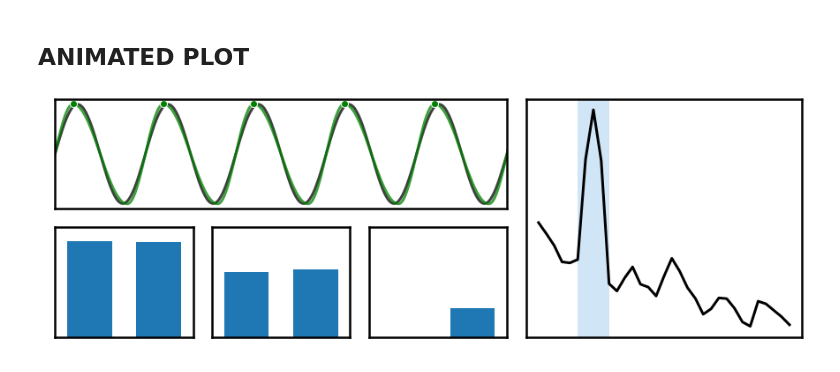
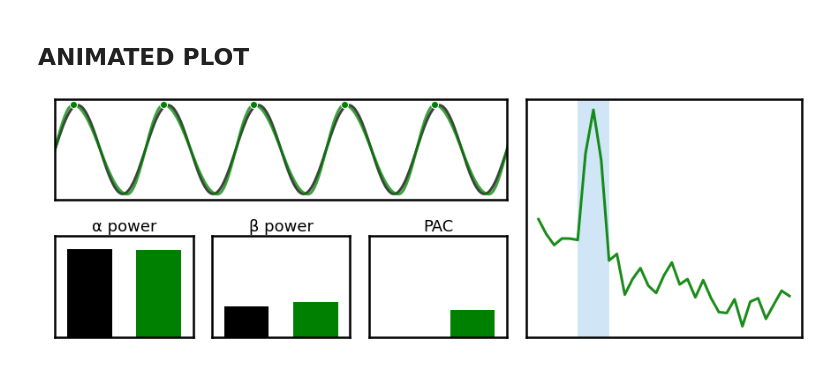
Before and after one commit to OscillationMethods/Visualizers, a Jupyter notebook: f5.ipynb, the cells around one changed output. Cells and saved outputs as stored; diff of their text form; code cells hidden in the pictures.

```diff
--- a/f5.ipynb
+++ b/f5.ipynb
@@ -51,3 +55,11 @@ psd_range = [3, 35]
+# %%
+# Create the set of rdsym values to sweep across
+mid, low, high = 0.5, 0.1, 0.9
+step = 0.1
+rdsyms = sweep_values(mid, low, high, step)
+# %%
+# Set whether to save out
+SAVE = False
 # %% [markdown]
 ## DEFINE AXES
 # %%
@@ -157,18 +177,19 @@ def build_all(rdsyms, sleep=0.5, save=False):
         fig, ax1, ax2, ax3, ax4, ax5 = make_axes()
 
         plot_timeseries([filted, osc], colors=['black', 'green'],
-                        alpha=0.75, xlim=[1000, 1500], ax=ax1)
+                        alpha=0.75, xlim=[1000, 1500], ylim=[-1.6, 1.6], ax=ax1)
 
         ax1.plot(df.sample_peak, df.volt_peak, ".",
                  color='green', markersize=16, markeredgecolor='white')
 
-        plot_bar(alpha_sine, alpha,
-                 ylim=[0, get_max_lim(alphas)], ax=ax2)
-        plot_bar(beta_sine, beta,
-                 ylim=[0, get_max_lim(betas)], ax=ax3)
-        plot_bar(pac_sine, pac, ylim=[0, get_max_lim(pacs)], ax=ax4)
-        plot_spectra(freqs, powers, colors='black',
+        plot_bar(alpha_sine, alpha, title='α power',
+                 color=colors, ylim=[0.0, get_max_lim(alphas)], ax=ax2)
+        plot_bar(beta_sine, beta, title='β power',
+                 color=colors, ylim=[0.25, get_max_lim(betas)], ax=ax3)
+        plot_bar(pac_sine, pac, title='PAC',
+                 color=colors, ylim=[0., get_max_lim(pacs)], ax=ax4)
+        plot_spectra(freqs, powers, colors=colors[1], alpha=0.9,
                      shade_ranges=[BANDS.alpha], shade_colors=[alpha_color],
                      log_freqs=False, ax=ax5)
 
-        _gif_plot_output(fig, save, b_ind, 'fig1', sleep)
+        _gif_plot_output(fig, save, b_ind, 'fig5', sleep)
@@ -179,11 +196,7 @@ def get_max_lim(arr, buffer=0.15):
 # %% [markdown]
 ## ANIMATED PLOT
-# %%
-rdsyms = [0.5, 0.6, 0.7, 0.8, 0.9, 1.0,
-          0.9, 0.8, 0.7, 0.6, 0.5,
-          0.4, 0.3, 0.2, 0.1, 0,
-          0.1, 0.2, 0.3, 0.4]
-# %%
-build_all(rdsyms)
-# %% [output]
-[figure, removed]
+# %%
+# Create the animated plot
+build_all(rdsyms, save=SAVE)
+# %% [output]
+[figure, added]
```
Also changed, not shown: parts of 19 cells of this notebook, 3 other files.
